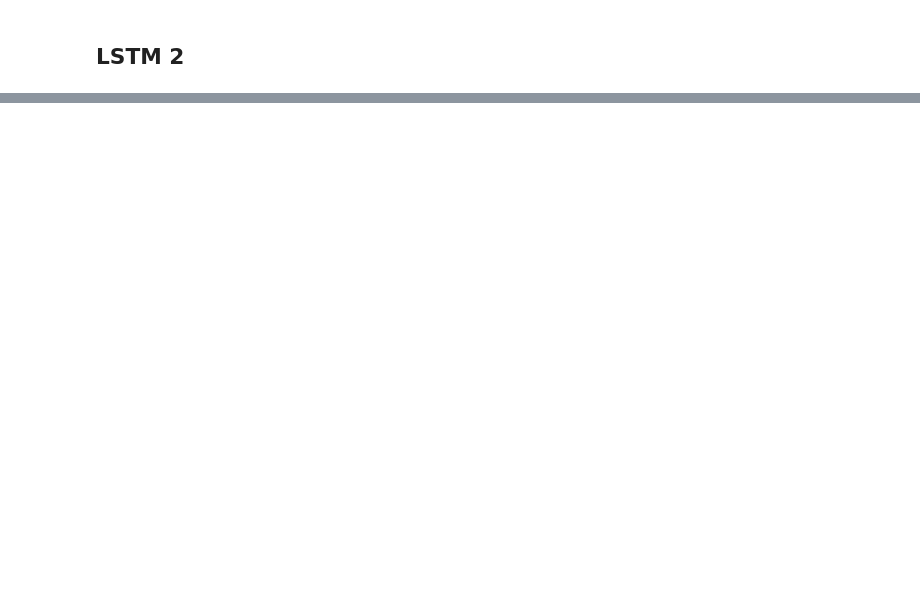
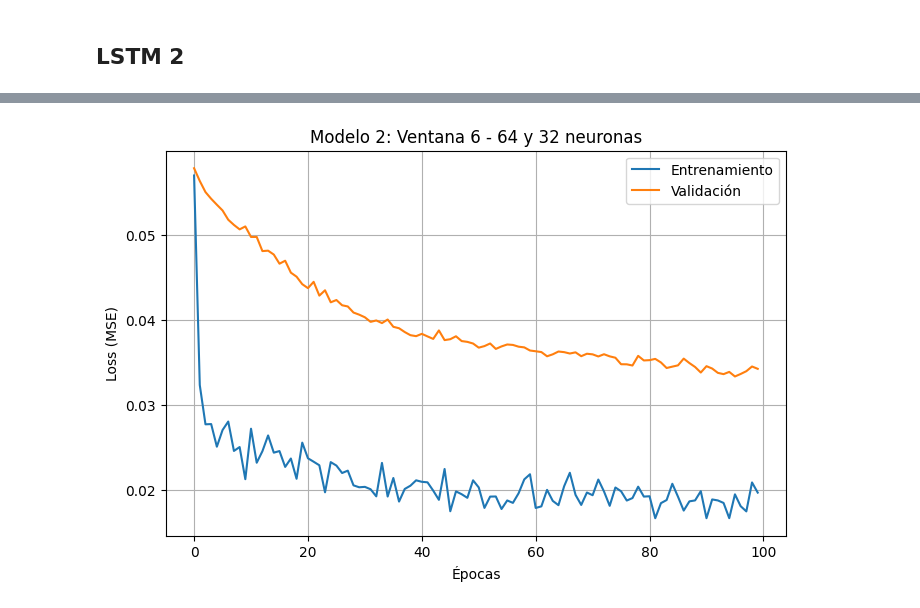
Before and after one commit to CamiR24/Lab1DS, a Jupyter notebook: lab2/serie_fronteras/LSTM_san_cristobal.ipynb, the cells around one changed output, grey strips where cells are left out. Cells and saved outputs as stored; diff of their text form; code cells hidden in the pictures; blank space fills up the shorter version.

```diff
--- a/lab2/serie_fronteras/LSTM_san_cristobal.ipynb
+++ b/lab2/serie_fronteras/LSTM_san_cristobal.ipynb
@@ -51,2 +320,10 @@ test_serie = pd.read_csv(
 # %% [markdown]
 ## LSTM 2
+# %%
+ventana = 6
+
+X_train, y_train = crear_secuencias(train_escalado, ventana)
+X_test, y_test = crear_secuencias(test_escalado, ventana)
+
+X_train = X_train.reshape((X_train.shape[0], X_train.shape[1], 1))
+X_test = X_test.reshape((X_test.shape[0], X_test.shape[1], 1))
@@ -52,0 +372,20 @@ test_serie = pd.read_csv(
+# %%
+epocas = 100
+batch_size = 8
+
+early_stop = keras.callbacks.EarlyStopping(
+    monitor="val_loss",
+    patience=15,
+    restore_best_weights=True
+)
+
+history2 = modelo2.fit(
+    X_train,
+    y_train,
+    batch_size=batch_size,
+    epochs=epocas,
+    validation_split=0.2,
+    shuffle=False,
+    callbacks=[early_stop],
+    verbose=1
+)
@@ -52,0 +410,15 @@ test_serie = pd.read_csv(
+# %%
+plt.figure(figsize=(8,5))
+
+plt.plot(history2.history['loss'], label='Entrenamiento')
+plt.plot(history2.history['val_loss'], label='Validación')
+
+plt.title('Modelo 2: Ventana 6 - 64 y 32 neuronas')
+plt.xlabel('Épocas')
+plt.ylabel('Loss (MSE)')
+plt.legend()
+plt.grid(True)
+
+plt.show()
+# %% [output]
+[figure, added]
```
Also changed, not shown: parts of 22 cells of this notebook, 4 other files.
